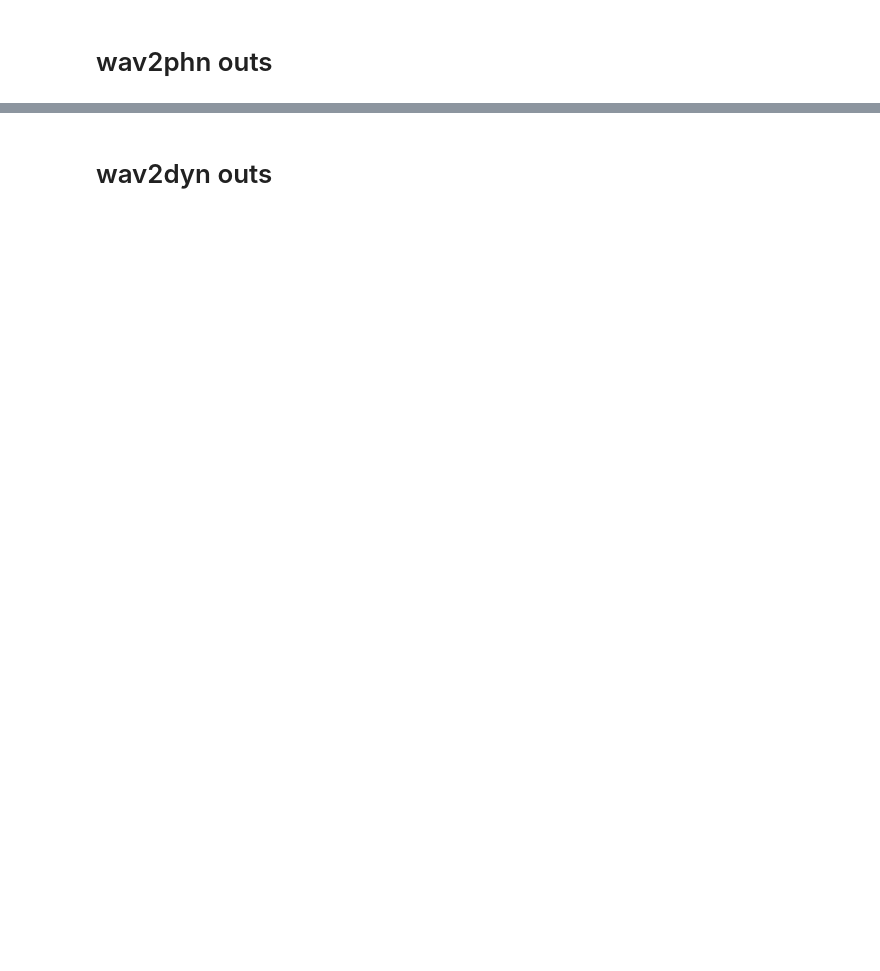
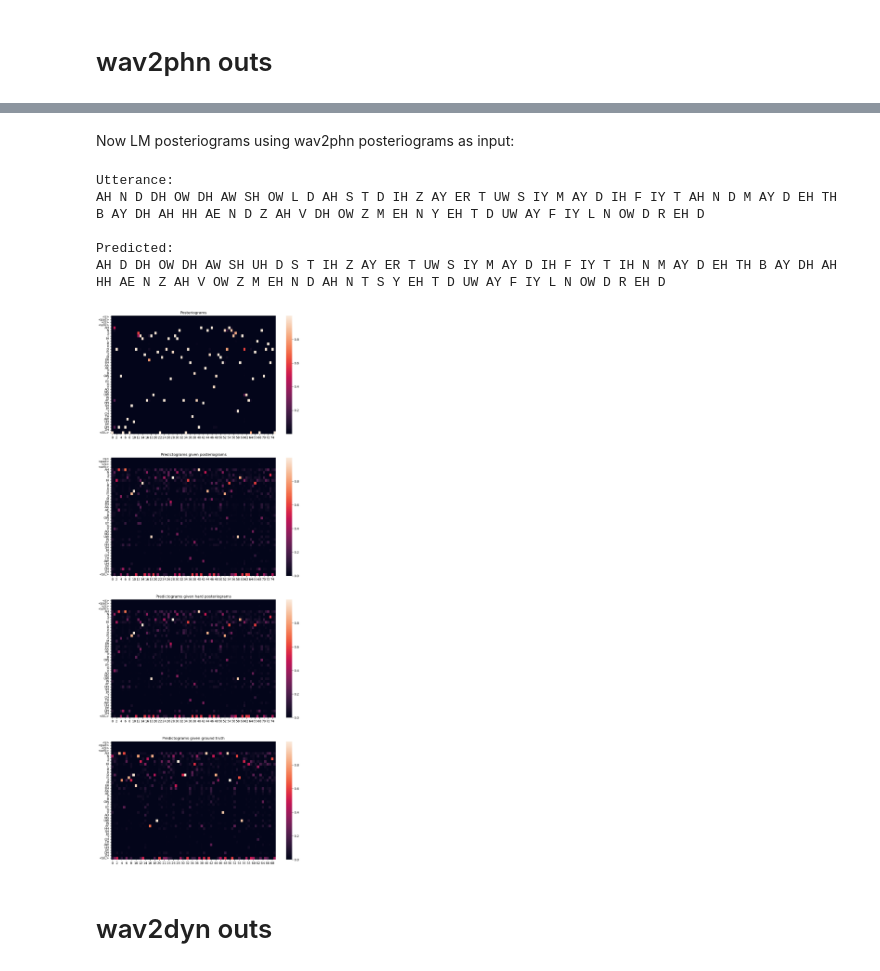
Before and after one commit to tiagoCuervo/fairseq, a Jupyter notebook: examples/wav2vec/unsupervised/w2p-vs-w2indy.ipynb, the cells around one changed output, grey strips where cells are left out. Saved outputs shown, nothing was run; the diff lists cells and outputs as text; code cells hidden in the pictures; blank space fills up the shorter version.

```diff
--- a/examples/wav2vec/unsupervised/w2p-vs-w2indy.ipynb
+++ b/examples/wav2vec/unsupervised/w2p-vs-w2indy.ipynb
@@ -168,3 +139,47 @@ AW R AW D AE N D HH AE Z D DH AH K AH K T B IY CH HH AO Z JH UH N DH AH V IH V R
+# %% [markdown]
+Now LM posteriograms using wav2phn posteriograms as input:
+# %%
+sample_idx = 0
+x = torch.FloatTensor(dataset[sample_idx]).unsqueeze(0)
+padding_mask = torch.zeros(x.size(0), x.size(1)).bool()
+gen_result = wav2phn(x, padding_mask, dense_x_only=True)
+dense_x = gen_result['logits']#[:, :, 4:]
+predicted_x = dense_x.argmax(-1)# + 4
+predicted_x = predicted_x[predicted_x != task.sil_id]
+lm_post_gen = wav2dyn.lm(dense_x[:, :wav2dyn.block_size, :]).squeeze().detach().numpy().T
+token_x = task.target_dictionary.encode_line(phone_transcripts[sample_idx][:-1], append_eos=False).long()# - 4
+# token_x = F.one_hot(token_x, num_classes=len(task.target_dictionary.symbols) - 4).unsqueeze(0).float()
+token_x = F.one_hot(token_x, num_classes=len(task.target_dictionary.symbols)).unsqueeze(0).float()
+lm_post_true = wav2dyn.lm(token_x[:, :wav2dyn.block_size, :]).squeeze().detach().numpy().T
+# token_gen = F.one_hot(dense_x.argmax(-1), num_classes=len(task.target_dictionary.symbols) - 4).float()
+token_gen = F.one_hot(dense_x.argmax(-1), num_classes=len(task.target_dictionary.symbols)).float()
+lm_post_gen_hard = wav2dyn.lm(token_gen[:, :wav2dyn.block_size, :]).squeeze().detach().numpy().T
+plt.figure(figsize=(12, 32))
+plt.subplot(411)
+# sns.heatmap(dense_x.squeeze().detach().numpy().T, yticklabels=task.target_dictionary.symbols[4:])
+sns.heatmap(dense_x.squeeze().detach().numpy().T, yticklabels=task.target_dictionary.symbols)
+plt.title("Posteriograms")
+plt.subplot(412)
+# sns.heatmap(lm_post_gen, yticklabels=task.target_dictionary.symbols[4:])
+sns.heatmap(lm_post_gen, yticklabels=task.target_dictionary.symbols)
+plt.title("Predictograms given posteriograms")
+plt.subplot(413)
+# sns.heatmap(lm_post_gen_hard, yticklabels=task.target_dictionary.symbols[4:])
+sns.heatmap(lm_post_gen_hard, yticklabels=task.target_dictionary.symbols)
+plt.title("Predictograms given hard posteriograms")
+plt.subplot(414)
+# sns.heatmap(lm_post_true, yticklabels=task.target_dictionary.symbols[4:])
+sns.heatmap(lm_post_true, yticklabels=task.target_dictionary.symbols)
+plt.title("Predictograms given ground truth")
+print(f"Utterance:\n{phone_transcripts[sample_idx]}")
+print(f"Predicted:\n{task.target_dictionary.string(predicted_x)}")
+# %% [output]
+Utterance:
+AH N D DH OW DH AW SH OW L D AH S T D IH Z AY ER T UW S IY M AY D IH F IY T AH N D M AY D EH TH B AY DH AH HH AE N D Z AH V DH OW Z M EH N Y EH T D UW AY F IY L N OW D R EH D
+
+Predicted:
+AH D DH OW DH AW SH UH D S T IH Z AY ER T UW S IY M AY D IH F IY T IH N M AY D EH TH B AY DH AH HH AE N Z AH V OW Z M EH N D AH N T S Y EH T D UW AY F IY L N OW D R EH D
+[figure, added]
 # %% [markdown]
 # wav2dyn outs
 # %%
```
Also changed, not shown: parts of 23 cells of this notebook, 7 other files.
